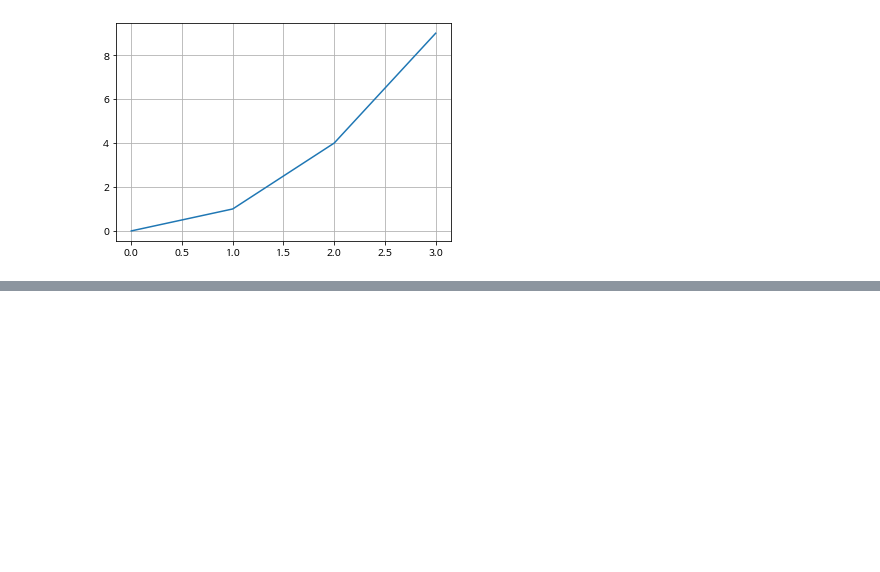
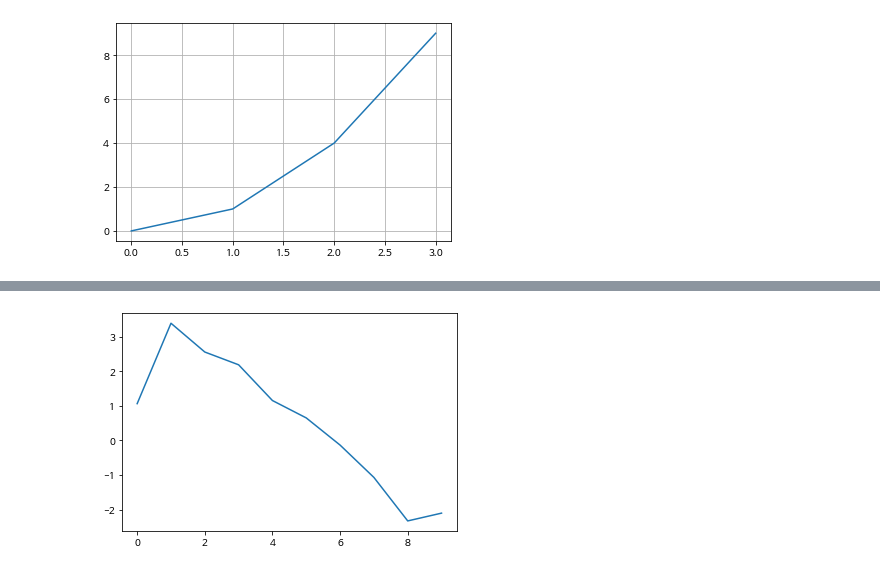
Before and after one commit to ckiekim/JeonjuICT, a Jupyter notebook: 32_다양한_플롯.ipynb, the cells around one changed output, grey strips where cells are left out. Drawn from its saved outputs; the diff is of its cells as text; code cells hidden in the pictures; blank space fills up the shorter version.

```diff
--- a/32_다양한_플롯.ipynb
+++ b/32_다양한_플롯.ipynb
@@ -39,0 +40,6 @@ plt.show()
+# %%
+s = pd.Series(np.random.randn(10).cumsum(), index=np.arange(10))
+plt.plot(s)
+plt.show()
+# %% [output]
+[figure, added]
```
Also changed, not shown: parts of 35 cells of this notebook.
